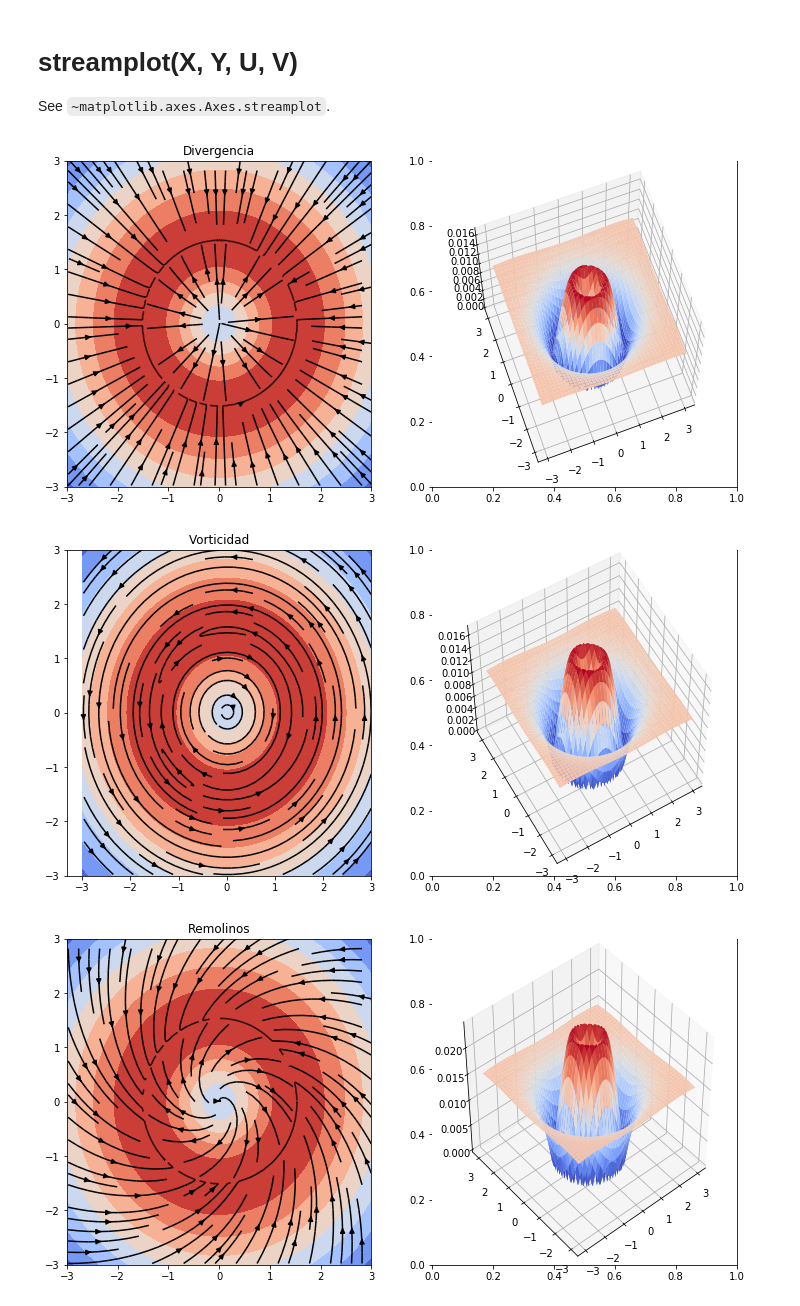
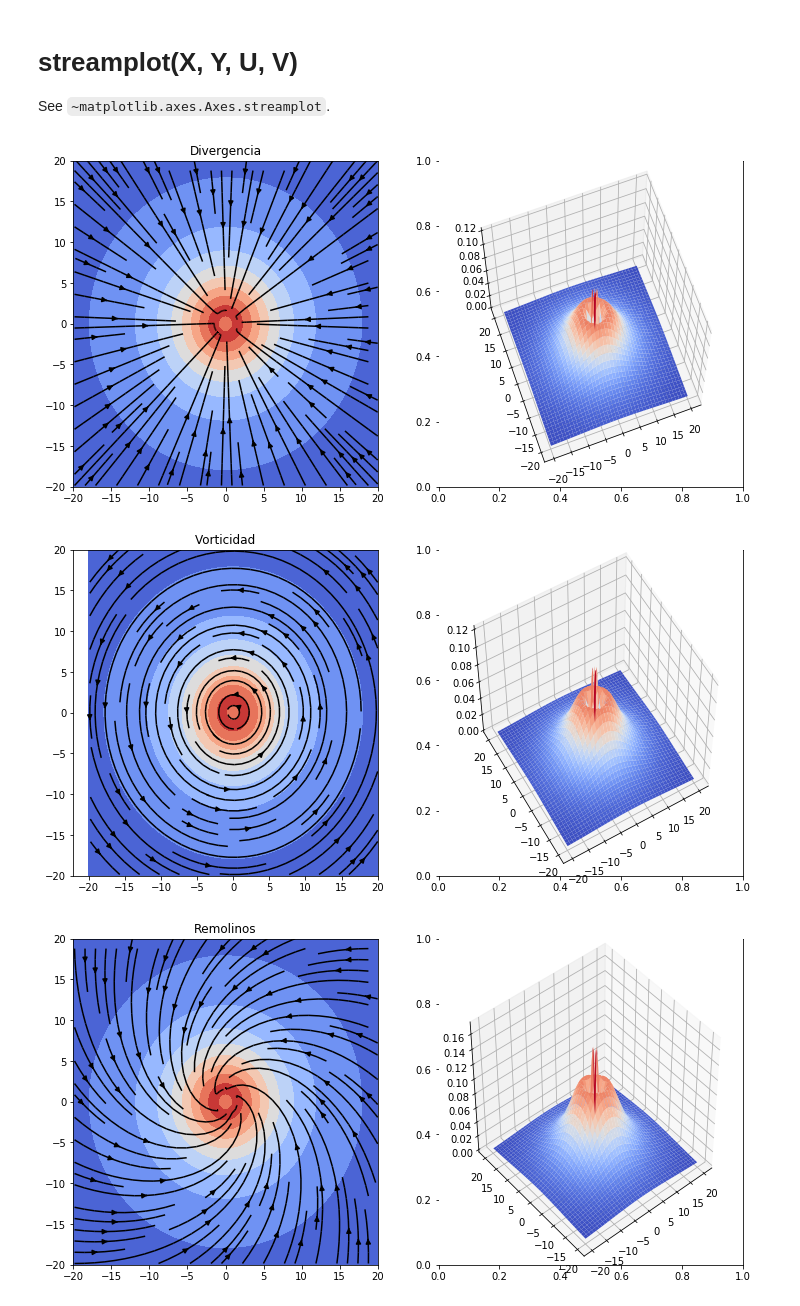
Before and after one commit to oregomar/Matplotlib, a Jupyter notebook: streamplotII.ipynb, the cells around one changed output. Cells and saved outputs as stored; diff of their text form; code cells hidden in the pictures.

```diff
--- a/streamplotII.ipynb
+++ b/streamplotII.ipynb
@@ -14,7 +14,7 @@ import numpy as np
 #plt.style.use('_mpl-gallery-nogrid')
 
 # make a stream function:
-X, Y = np.meshgrid(np.linspace(-3, 3, 252), np.linspace(-3, 3, 252))
+X, Y = np.meshgrid(np.linspace(-20, 20, 252), np.linspace(-20, 20, 252))
 
 #Z = (1 - X/2 + X**5 + Y**3) * np.exp(-X**2 - Y**2)
 
@@ -58,33 +58,33 @@ Va = np.sqrt(V**2 + U**2)
 ax=fig.add_subplot(1, 2, 2, projection='3d')
 ax.plot_surface(X[1:, 1:], Y[1:, 1:], Va, cmap=cm.coolwarm)
 ax.view_init(55, 240)
 plt.show()
 V = -np.diff(Z[1:,:], axis=1) + np.diff(Z[:,1:], axis=0)
 U =  np.diff(Z[:,1:], axis=0) + np.diff(Z[1:,:], axis=1)
 
 # plot:
 fig, ax = plt.subplots(1,2,figsize=(12,6))
 ax[0].contourf(X, Y, Z, cmap=cm.coolwarm)
 ax[0].streamplot(X[1:, 1:], Y[1:, 1:], U, V, color="k", density=1)
 ax[0].set_title("Remolinos")
 
 Va = np.sqrt(V**2 + U**2)
 
 ax=fig.add_subplot(1, 2, 2, projection='3d')
 ax.plot_surface(X[1:, 1:], Y[1:, 1:], Va, cmap=cm.coolwarm)
 ax.view_init(45, 230)
 plt.show()
 
 fig, ax = plt.subplots(1,2,figsize=(12,6))
 ax=fig.add_subplot(1, 2, 1, projection='3d')
 ax.plot_surface(X, Y, Z, cmap=cm.coolwarm)
 ax.view_init(45, 230)
 
 ax=fig.add_subplot(1, 2, 2, projection='3d')
 ax.plot_surface(X[1:, 1:], Y[1:, 1:], Va, cmap=cm.coolwarm)
 ax.view_init(65, 230)
 plt.show()
 # %% [output]
-[figure, old version]
+[figure, new version]
-[figure, old version]
+[figure, new version]
-[figure, old version]
+[figure, new version]
```
Also changed, not shown: parts of 1 cell of this notebook.
